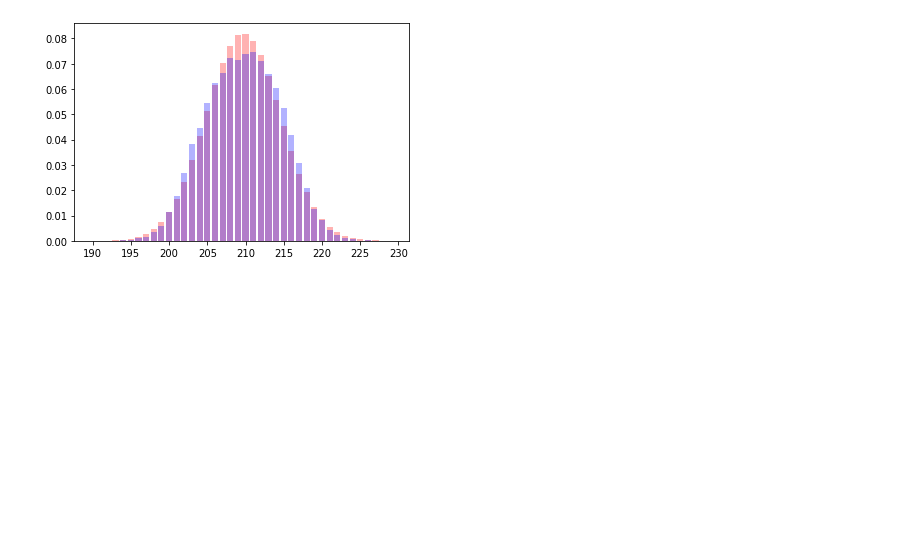
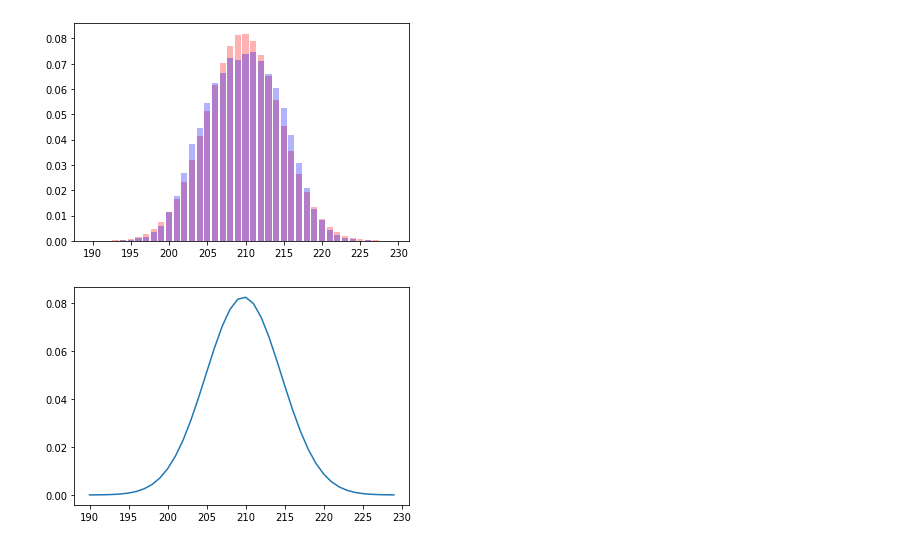
Before and after one commit to im555/lerning_LNPR, a Jupyter notebook: section_sensor/lidar_200.ipynb, the cells around one changed output. Saved outputs shown, nothing was run; the diff lists cells and outputs as text; code cells hidden in the pictures; blank space fills up the shorter version.

```diff
--- a/section_sensor/lidar_200.ipynb
+++ b/section_sensor/lidar_200.ipynb
@@ -160,3 +160,13 @@ plt.bar(f.index, f.values, color = "blue", alpha=0.3)
 plt.show()
 # %% [output]
 [figure]
+# %%
+from scipy.stats import norm
+
+zs = range(190,230)
+ys = [norm.pdf(z,mean1,stddev1) for z in zs]
+
+plt.plot(zs,ys)
+plt.show()
+# %% [output]
+[figure, added]
```
Also changed, not shown: parts of 5 cells of this notebook, 2 other files.
